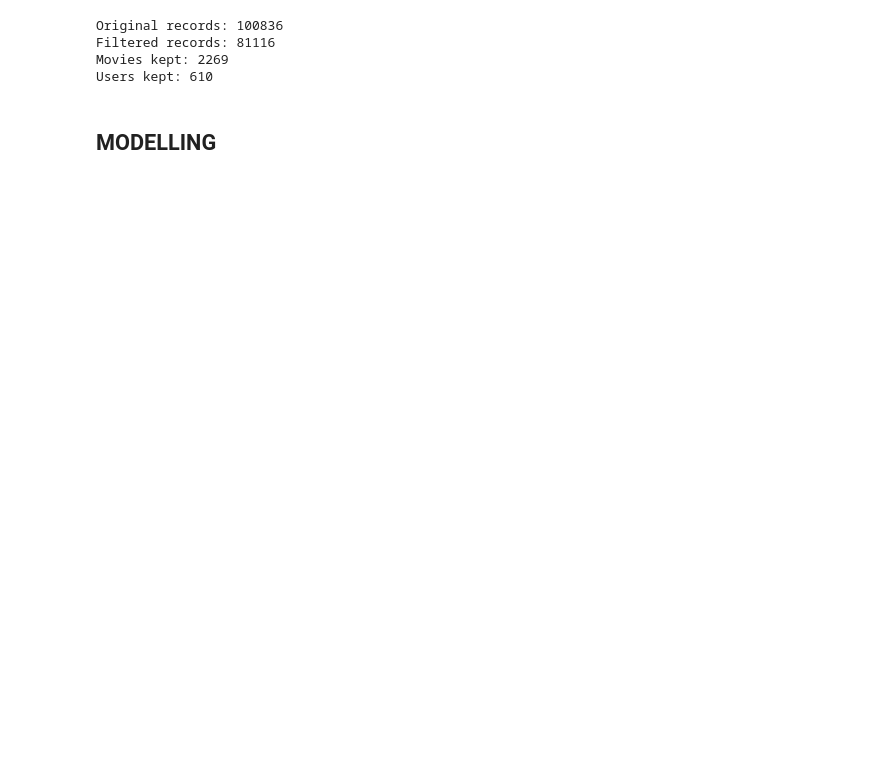
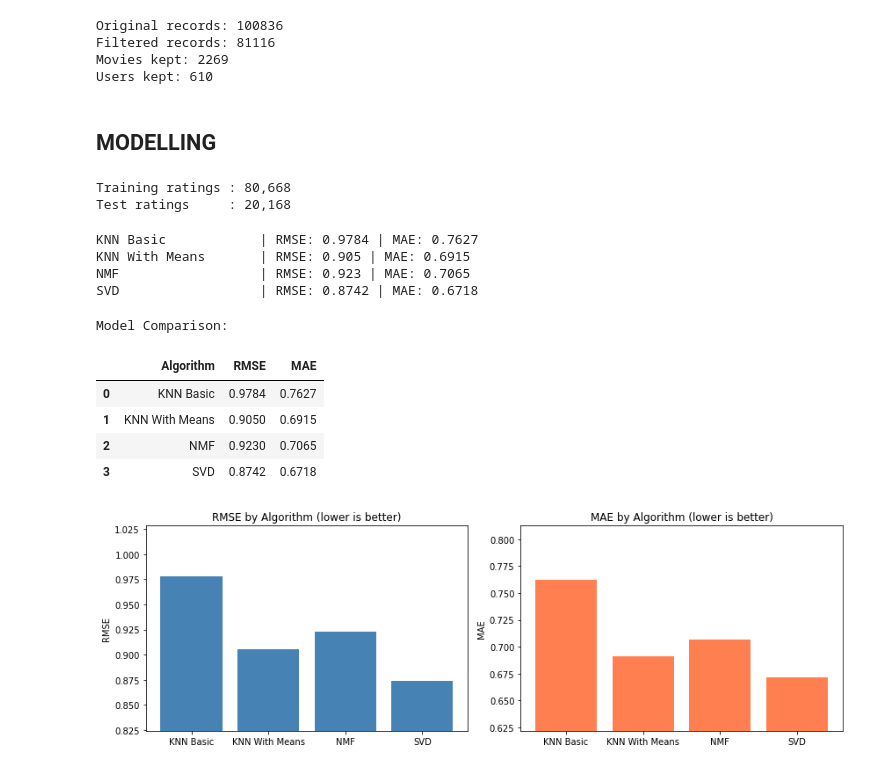
Before and after one commit to angelawachira-eng/GROUP_2-MOVIE_RECOMMENDATION_SYSTEM, a Jupyter notebook: Notebook/Recommendation_System_Project.ipynb, the cells around one changed output. Drawn from its saved outputs; the diff is of its cells as text; code cells hidden in the pictures; blank space fills up the shorter version.

```diff
--- a/Notebook/Recommendation_System_Project.ipynb
+++ b/Notebook/Recommendation_System_Project.ipynb
@@ -530,3 +530,83 @@ Movies kept: 2269
 Users kept: 610
 # %% [markdown]
 ## MODELLING
+# %%
+from surprise import Dataset, Reader,accuracy
+from surprise.model_selection import train_test_split
+
+# Define the rating scale
+reader = Reader(rating_scale=(0.5, 5.0))
+
+# Load only the three columns Surprise needs
+data = Dataset.load_from_df(ratings[['userId', 'movieId', 'rating']], reader)
+
+# Split into 80% training and 20% testing
+trainset, testset = train_test_split(data, test_size=0.20, random_state=42)
+
+print(f"Training ratings : {trainset.n_ratings:,}")
+print(f"Test ratings     : {len(testset):,}")
+# %% [output]
+Training ratings : 80,668
+Test ratings     : 20,168
+# %%
+from surprise import SVD, NMF, KNNBasic, KNNWithMeans
+from surprise.model_selection import cross_validate
+
+# Define the four algorithms to compare
+sim_options = {
+    'name': 'cosine',
+    'user_based': False
+}
+
+algorithms = {
+    'KNN Basic'      : KNNBasic(sim_options=sim_options, verbose=False),
+    'KNN With Means' : KNNWithMeans(sim_options=sim_options, verbose=False),
+    'NMF'            : NMF(verbose=False),
+    'SVD'            : SVD(verbose=False),
+}
+
+# Run 5-fold cross-validation for each and record RMSE and MAE
+results = {}
+
+for name, algo in algorithms.items():
+    cv_result = cross_validate(algo, data, measures=['RMSE', 'MAE'], cv=5, verbose=False)
+    results[name] = {
+        'RMSE' : round(cv_result['test_rmse'].mean(), 4),
+        'MAE'  : round(cv_result['test_mae'].mean(), 4),
+    }
+    print(f"{name:20s} | RMSE: {results[name]['RMSE']} | MAE: {results[name]['MAE']}")
+# %% [output]
+KNN Basic            | RMSE: 0.9784 | MAE: 0.7627
+KNN With Means       | RMSE: 0.905 | MAE: 0.6915
+NMF                  | RMSE: 0.923 | MAE: 0.7065
+SVD                  | RMSE: 0.8742 | MAE: 0.6718
+# %%
+# Build a summary table and plot comparison
+results_df = pd.DataFrame(results).T.reset_index()
+results_df.columns = ['Algorithm', 'RMSE', 'MAE']
+
+print("Model Comparison:")
+display(results_df)
+
+fig, axes = plt.subplots(1, 2, figsize=(12, 4))
+
+axes[0].bar(results_df['Algorithm'], results_df['RMSE'], color='steelblue')
+axes[0].set_title('RMSE by Algorithm (lower is better)')
+axes[0].set_ylabel('RMSE')
+axes[0].set_ylim(results_df['RMSE'].min() - 0.05, results_df['RMSE'].max() + 0.05)
+
+axes[1].bar(results_df['Algorithm'], results_df['MAE'], color='coral')
+axes[1].set_title('MAE by Algorithm (lower is better)')
+axes[1].set_ylabel('MAE')
+axes[1].set_ylim(results_df['MAE'].min() - 0.05, results_df['MAE'].max() + 0.05)
+
+plt.tight_layout()
+plt.show()
+# %% [output]
+Model Comparison:
+|  | Algorithm | RMSE | MAE |
+| 0 | KNN Basic | 0.9784 | 0.7627 |
+| 1 | KNN With Means | 0.9050 | 0.6915 |
+| 2 | NMF | 0.9230 | 0.7065 |
+| 3 | SVD | 0.8742 | 0.6718 |
+[figure, added]
```
Also changed, not shown: parts of 24 cells of this notebook.
